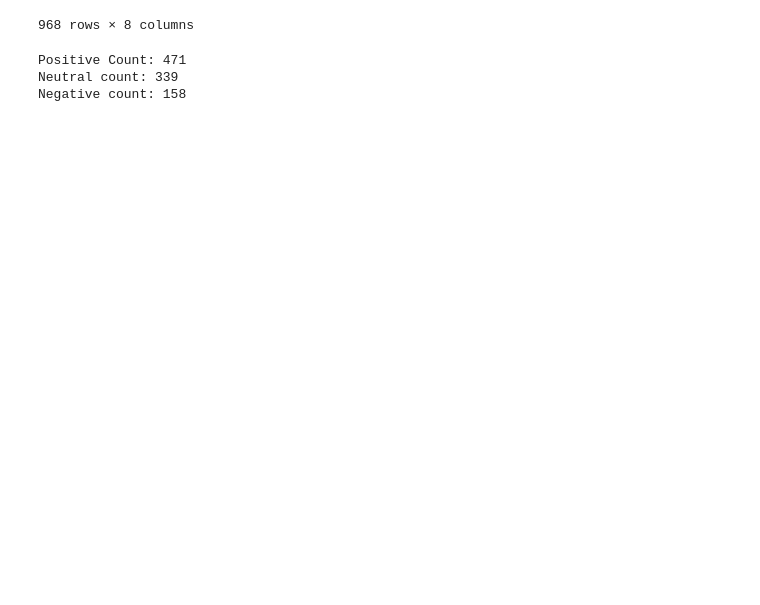
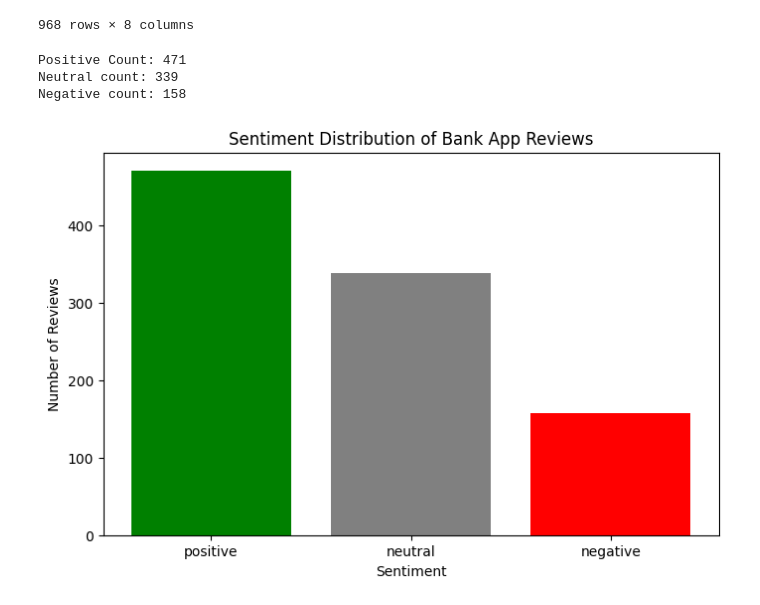
Before and after one commit to abelfx/Customer-Experience-Analytics-for-Fintech-Apps, a Jupyter notebook: notebooks/sentiment_thematic_analysis.ipynb, the cells around one changed output. Cells and saved outputs as stored; diff of their text form; code cells hidden in the pictures; blank space fills up the shorter version.

Commit message:
updated the sentiment analysis logic

```diff
--- a/notebooks/sentiment_thematic_analysis.ipynb
+++ b/notebooks/sentiment_thematic_analysis.ipynb
@@ -153,3 +181,20 @@ print("Negative count:", negative_count)
 Positive Count: 471
 Neutral count: 339
 Negative count: 158
+# %%
+df_final = pd.read_csv("../data/processed/reviews_with_sentiment_themes.csv")
+# %%
+import matplotlib.pyplot as plt
+
+# Counts of each sentiment
+sentiment_counts = df_final['sentiment_label'].value_counts()
+
+# Bar plot for sentiment distribution
+plt.figure(figsize=(8,5))
+plt.bar(sentiment_counts.index, sentiment_counts.values, color=['green', 'gray', 'red'])
+plt.title("Sentiment Distribution of Bank App Reviews")
+plt.xlabel("Sentiment")
+plt.ylabel("Number of Reviews")
+plt.show()
+# %% [output]
+[figure, added]
```
Also changed, not shown: parts of 9 cells of this notebook, 3 other files.
